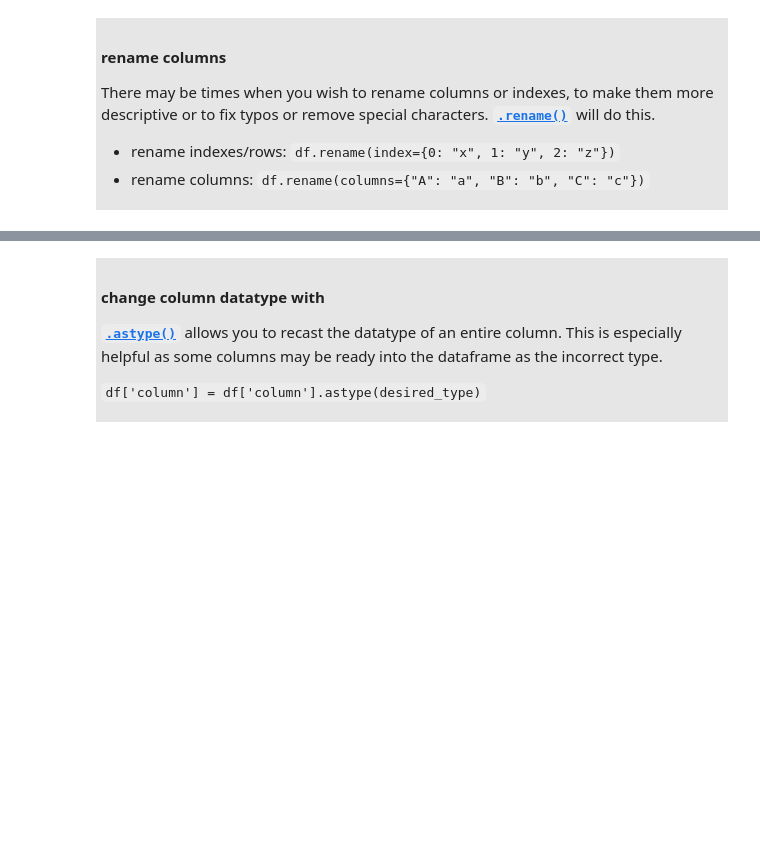
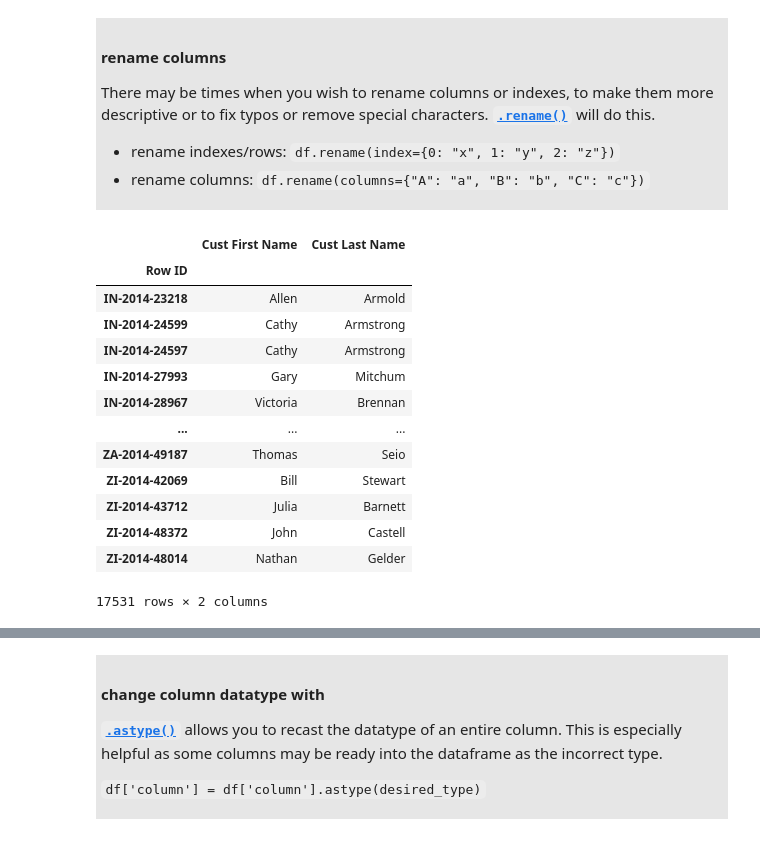
Before and after one commit to AllenInstitute/swdb_2022_python_bootcamp, a Jupyter notebook: PythonBootcamp/06_Introduction_to_Pandas.ipynb, the cells around one changed output, grey strips where cells are left out. Cells and saved outputs as stored; diff of their text form; code cells hidden in the pictures; blank space fills up the shorter version.

```diff
--- a/PythonBootcamp/06_Introduction_to_Pandas.ipynb
+++ b/PythonBootcamp/06_Introduction_to_Pandas.ipynb
@@ -1953,12 +1953,27 @@ There may be times when you wish to rename columns or indexes, to make them more
 # %%
 # In our split_string_df we created above, 0 and 1 are not very descriptive column names
 # lets change their names to be more meaningful.
-# rename columns 0, 1 to "city" and "state", here we will set inplace=True because 0 and 1 are not meaningful
+# rename columns 0, 1 to "Cust First Name" and "Cust Last Name", here we will set inplace=True because 0 and 1 are not meaningful
 
-split_string_df.rename(columns={0:"City", 1:"State"}, inplace=True)
+split_string_df.rename(columns={0:"Cust First Name", 1:"Cust Last Name"}, inplace=True)
 
 # view the updated dataframe
 split_string_df
+# %% [output]
+|  | Cust First Name | Cust Last Name |
+| Row ID |  |  |
+| IN-2014-23218 | Allen | Armold |
+| IN-2014-24599 | Cathy | Armstrong |
+| IN-2014-24597 | Cathy | Armstrong |
+| IN-2014-27993 | Gary | Mitchum |
+| IN-2014-28967 | Victoria | Brennan |
+| ... | ... | ... |
+| ZA-2014-49187 | Thomas | Seio |
+| ZI-2014-42069 | Bill | Stewart |
+| ZI-2014-43712 | Julia | Barnett |
+| ZI-2014-48372 | John | Castell |
+| ZI-2014-48014 | Nathan | Gelder |
+17531 rows × 2 columns
 # %%
 # Lets add the "already computed" columns from the split_string_df to our USA_df
 
```
Also changed, not shown: parts of 32 cells of this notebook, 2 other files.
